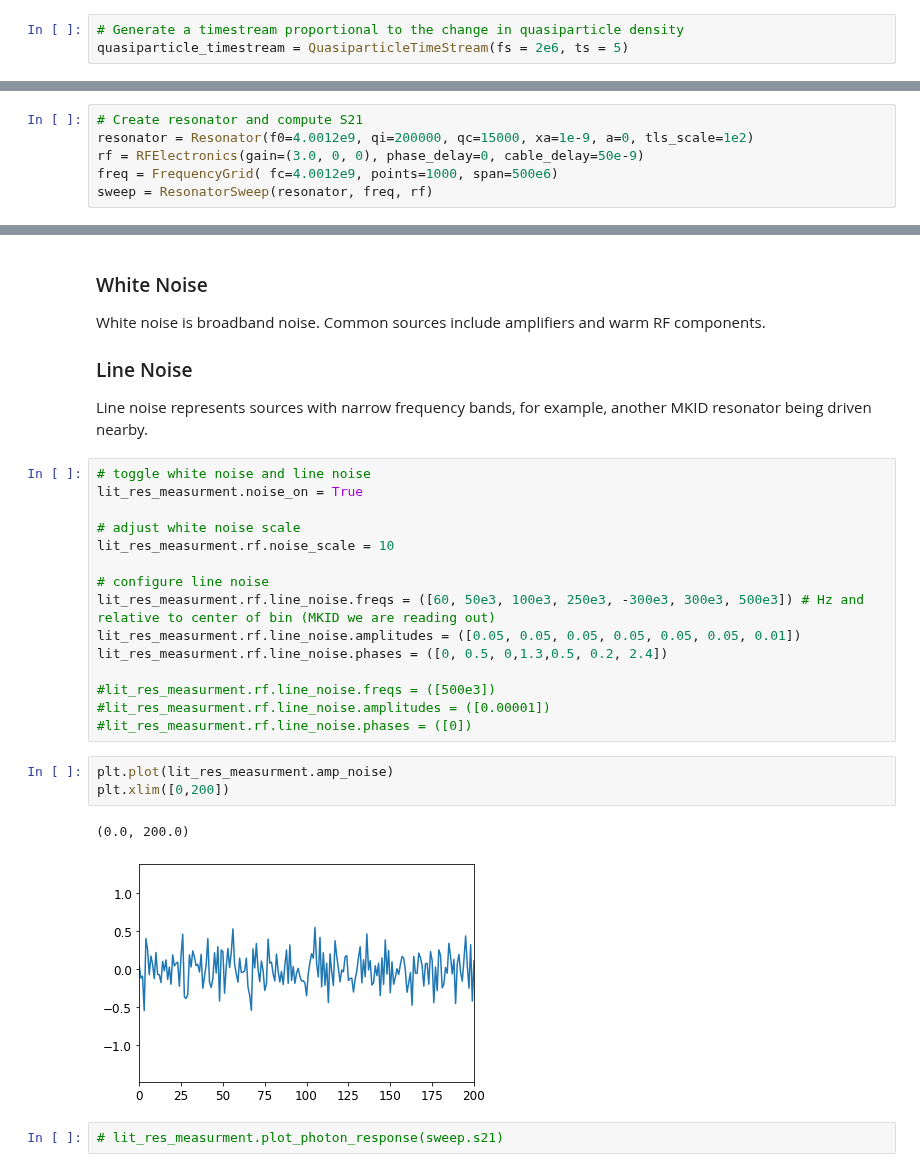
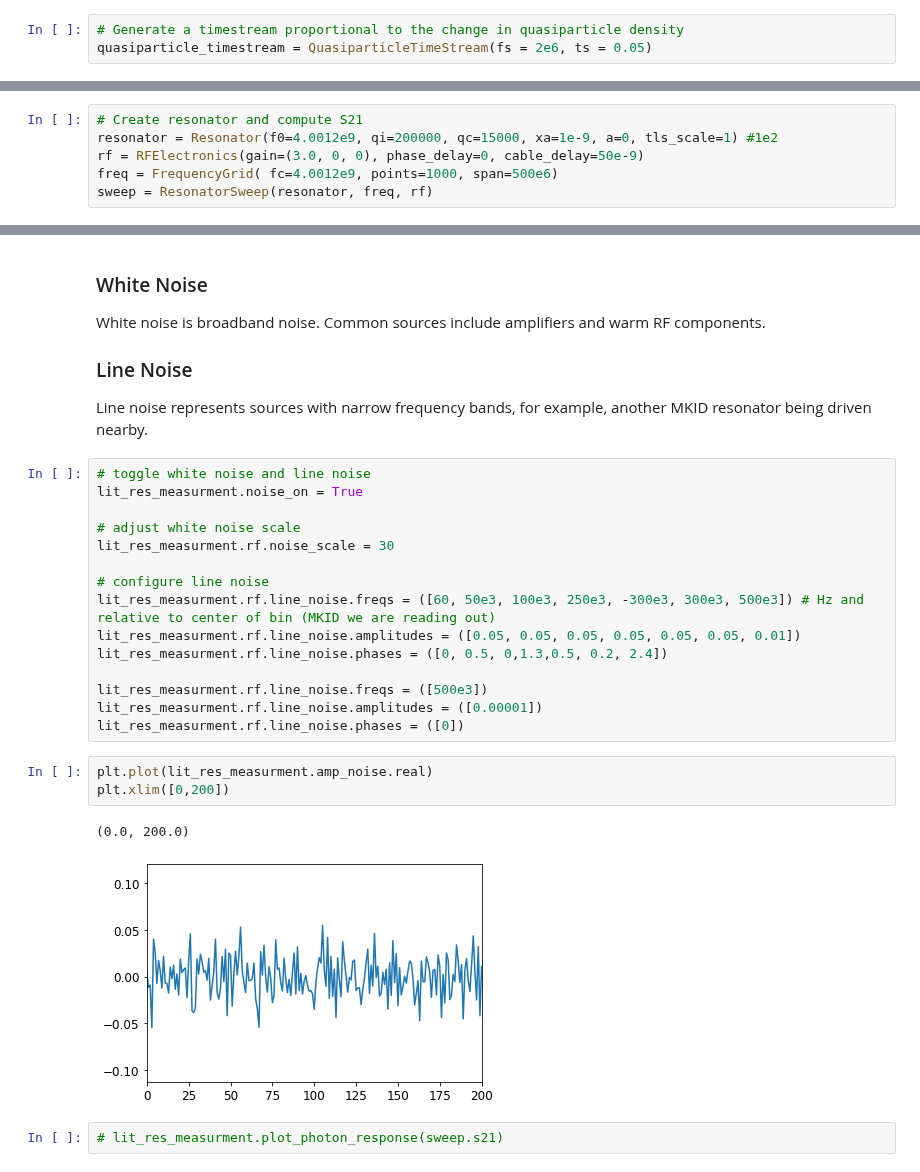
Before and after one commit to MazinLab/MKIDReadoutAnalysis, a Jupyter notebook: Example.ipynb, the cells around one changed output, grey strips where cells are left out. Drawn from its saved outputs; the diff is of its cells as text.

```diff
--- a/Example.ipynb
+++ b/Example.ipynb
@@ -15,7 +15,7 @@ import copy
 %matplotlib inline
 # %%
 # Generate a timestream proportional to the change in quasiparticle density
-quasiparticle_timestream = QuasiparticleTimeStream(fs = 2e6, ts = 5)
+quasiparticle_timestream = QuasiparticleTimeStream(fs = 2e6, ts = 0.05)
 # %%
 # Plot the raw data
 quasiparticle_timestream.plot_timeseries(quasiparticle_timestream.data)
@@ -53,7 +53,7 @@ quasiparticle_timestream.plot_timeseries(quasiparticle_timestream.data)
 # Resonator
 # %%
 # Create resonator and compute S21
-resonator = Resonator(f0=4.0012e9, qi=200000, qc=15000, xa=1e-9, a=0, tls_scale=1e2)
+resonator = Resonator(f0=4.0012e9, qi=200000, qc=15000, xa=1e-9, a=0, tls_scale=1) #1e2
 rf = RFElectronics(gain=(3.0, 0, 0), phase_delay=0, cable_delay=50e-9)
 freq = FrequencyGrid( fc=4.0012e9, points=1000, span=500e6)
 sweep = ResonatorSweep(resonator, freq, rf)
@@ -115,22 +115,22 @@ Line noise represents sources with narrow frequency bands, for example, another
 lit_res_measurment.noise_on = True
 
 # adjust white noise scale
-lit_res_measurment.rf.noise_scale = 10
+lit_res_measurment.rf.noise_scale = 30
 
 # configure line noise
 lit_res_measurment.rf.line_noise.freqs = ([60, 50e3, 100e3, 250e3, -300e3, 300e3, 500e3]) # Hz and relative to center of bin (MKID we are reading out)
 lit_res_measurment.rf.line_noise.amplitudes = ([0.05, 0.05, 0.05, 0.05, 0.05, 0.05, 0.01])
 lit_res_measurment.rf.line_noise.phases = ([0, 0.5, 0,1.3,0.5, 0.2, 2.4])
 
-#lit_res_measurment.rf.line_noise.freqs = ([500e3])
-#lit_res_measurment.rf.line_noise.amplitudes = ([0.00001])
-#lit_res_measurment.rf.line_noise.phases = ([0])
+lit_res_measurment.rf.line_noise.freqs = ([500e3])
+lit_res_measurment.rf.line_noise.amplitudes = ([0.00001])
+lit_res_measurment.rf.line_noise.phases = ([0])
 # %%
-plt.plot(lit_res_measurment.amp_noise)
+plt.plot(lit_res_measurment.amp_noise.real)
 plt.xlim([0,200])
 # %% [output]
 (0.0, 200.0)
-[figure, old version]
+[figure, new version]
 # %%
 # lit_res_measurment.plot_photon_response(sweep.s21)
 # %% [markdown]
```
Also changed, not shown: parts of 15 cells of this notebook.
